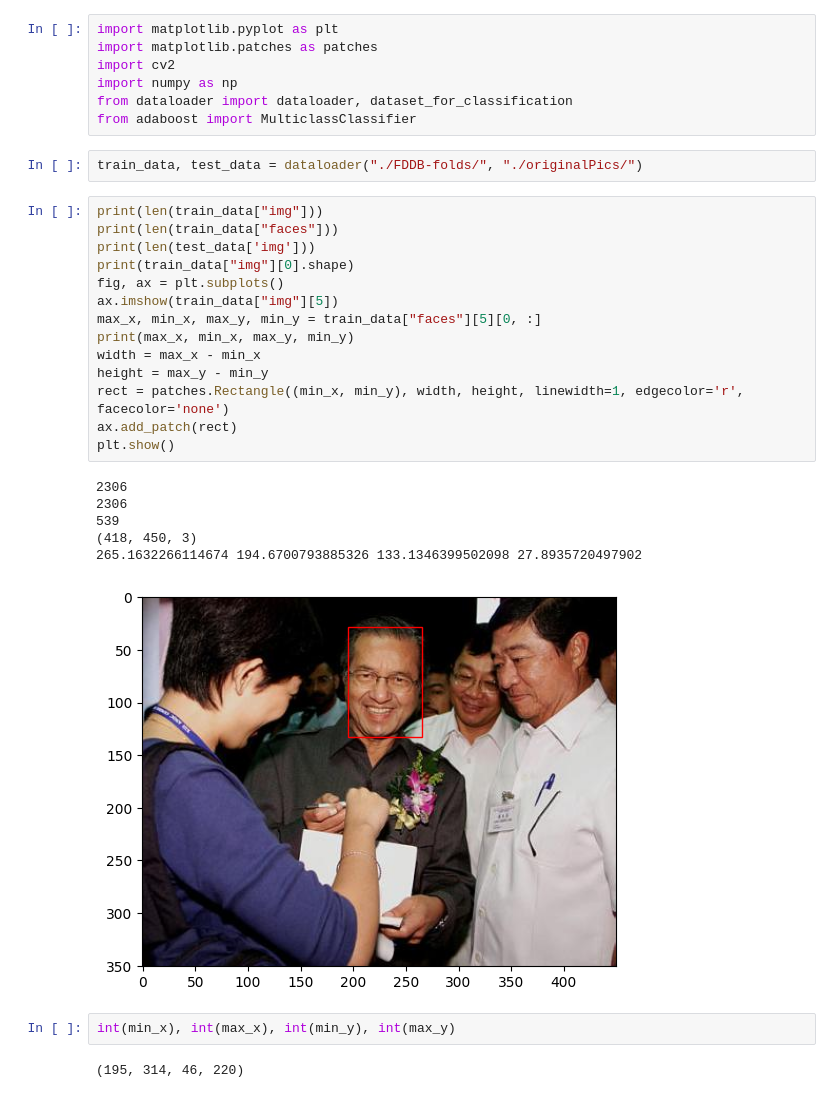
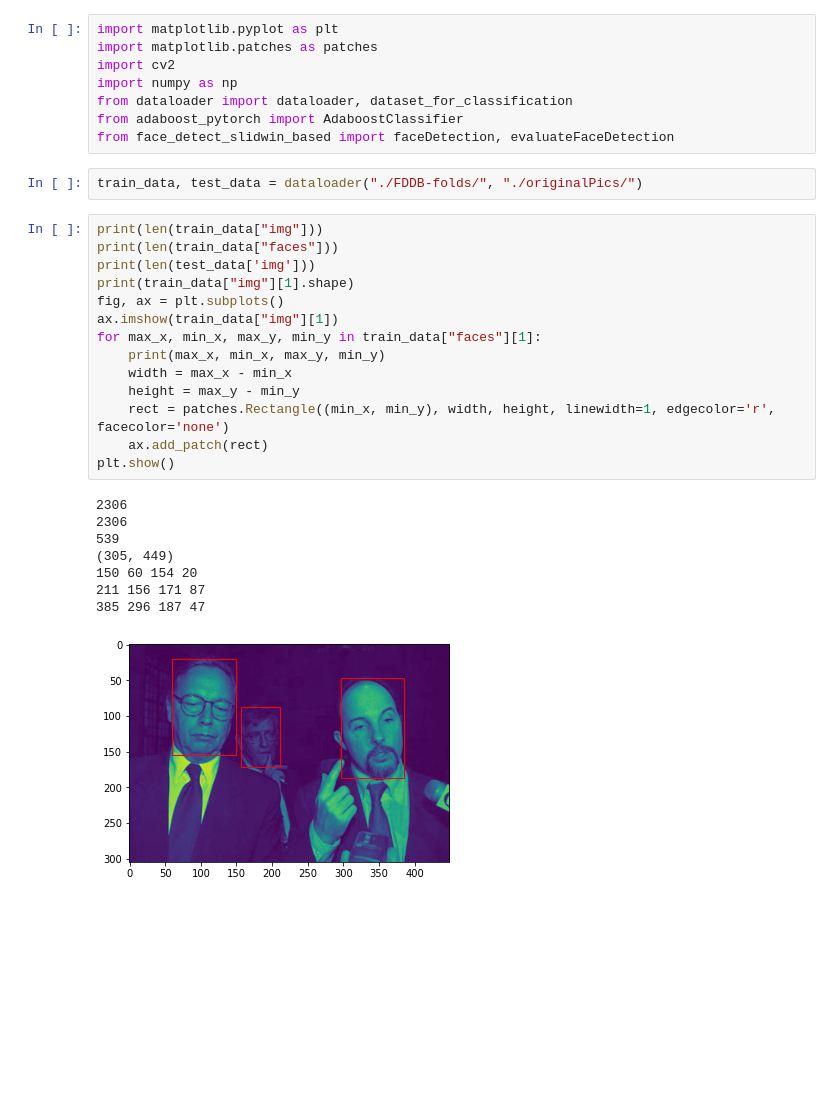
Before and after one commit to Kun-777/Adaboost-Yolov1_FDDB, a Jupyter notebook: a5.ipynb, the cells around one changed output. Cells and saved outputs as stored; diff of their text form; blank space fills up the shorter version.

```diff
--- a/a5.ipynb
+++ b/a5.ipynb
@@ -4,31 +4,30 @@ import matplotlib.patches as patches
 import cv2
 import numpy as np
 from dataloader import dataloader, dataset_for_classification
-from adaboost import MulticlassClassifier
+from adaboost_pytorch import AdaboostClassifier
+from face_detect_slidwin_based import faceDetection, evaluateFaceDetection
 # %%
 train_data, test_data = dataloader("./FDDB-folds/", "./originalPics/")
 # %%
 print(len(train_data["img"]))
 print(len(train_data["faces"]))
 print(len(test_data['img']))
-print(train_data["img"][0].shape)
+print(train_data["img"][1].shape)
 fig, ax = plt.subplots()
-ax.imshow(train_data["img"][5])
-max_x, min_x, max_y, min_y = train_data["faces"][5][0, :]
-print(max_x, min_x, max_y, min_y)
-width = max_x - min_x
-height = max_y - min_y
-rect = patches.Rectangle((min_x, min_y), width, height, linewidth=1, edgecolor='r', facecolor='none')
-ax.add_patch(rect)
+ax.imshow(train_data["img"][1])
+for max_x, min_x, max_y, min_y in train_data["faces"][1]:
+    print(max_x, min_x, max_y, min_y)
+    width = max_x - min_x
+    height = max_y - min_y
+    rect = patches.Rectangle((min_x, min_y), width, height, linewidth=1, edgecolor='r', facecolor='none')
+    ax.add_patch(rect)
 plt.show()
 # %% [output]
 2306
 2306
 539
-(418, 450, 3)
-265.1632266114674 194.6700793885326 133.1346399502098 27.8935720497902
+(305, 449)
+150 60 154 20
+211 156 171 87
+385 296 187 47
-[figure, old version]
+[figure, new version]
-# %%
-int(min_x), int(max_x), int(min_y), int(max_y)
-# %% [output]
-(195, 314, 46, 220)
```
Also changed, not shown: parts of 19 cells of this notebook, 54 other files.
